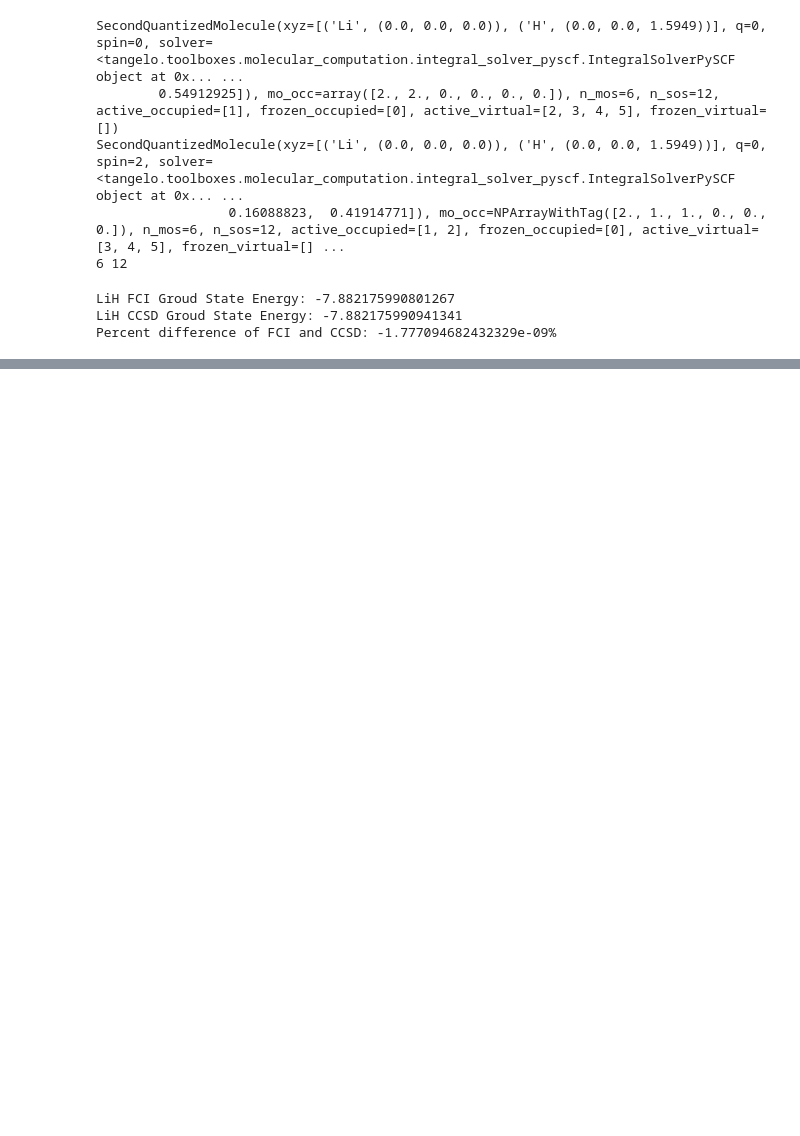
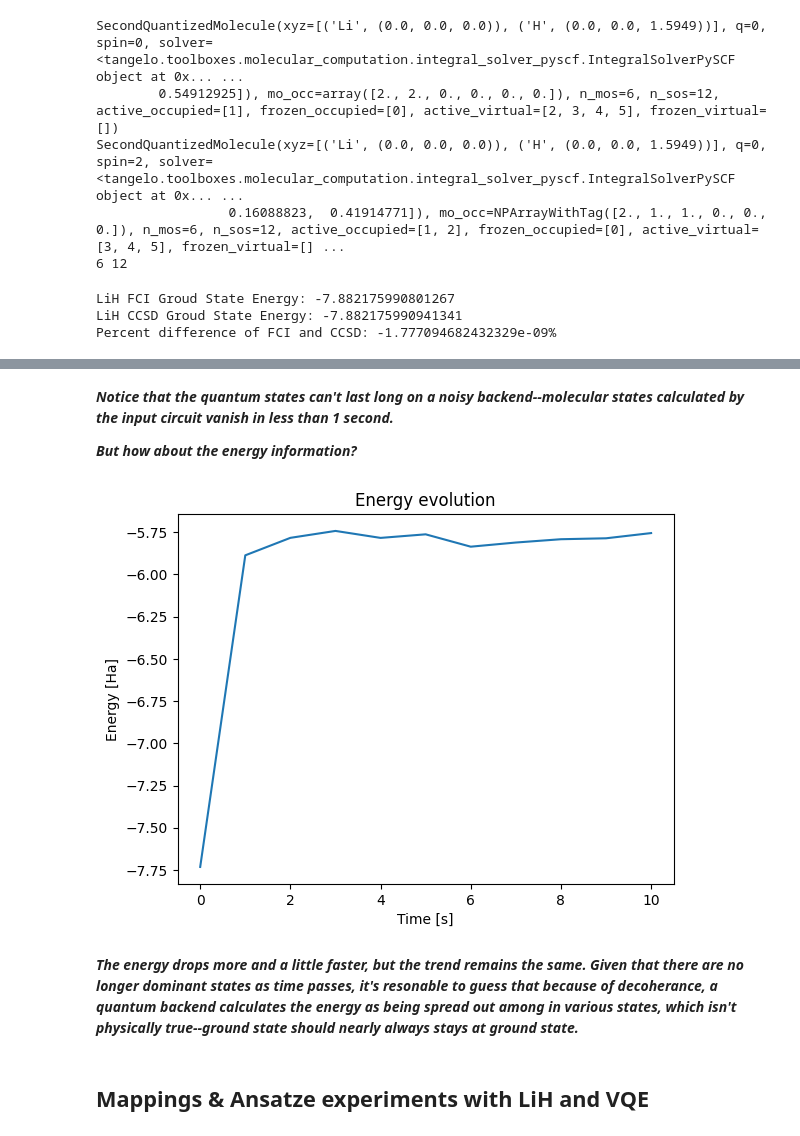
Before and after one commit to ld0rn76/0-Kelvin-Haq, a Jupyter notebook: LiH_test.ipynb, the cells around one changed output, grey strips where cells are left out. Cells and saved outputs as stored; diff of their text form; code cells hidden in the pictures; blank space fills up the shorter version.

```diff
--- a/LiH_test.ipynb
+++ b/LiH_test.ipynb
@@ -301,0 +238,11 @@ Probability of finding ground state after 1 second: 0.9809841637783695
+# %%
+from tangelo.linq import get_backend, ONE_QUBIT_GATES, TWO_QUBIT_GATES
+from tangelo.linq.noisy_simulation import NoiseModel
+
+# Create a depolarization noise model to be used in future cells. All gates are treated with a noise level commonly seen in reality.
+# In general, a one-qubit gate has lambda between 10^-4 to 10^-3, while a two-qubit gate has lambda between 10^-3 to 10^-2 (noisy hardware can go up to 10^-1).
+nm = NoiseModel()
+for g1 in ONE_QUBIT_GATES:
+    nm.add_quantum_error(g1, 'depol', 0.001)
+for g2 in TWO_QUBIT_GATES:
+    nm.add_quantum_error(g2, 'depol', 0.01)
@@ -302 +358,24 @@ Probability of finding ground state after 1 second: 0.9809841637783695
+# %% [markdown]
+***Notice that the quantum states can't last long on a noisy backend--molecular states calculated by the input circuit vanish in less than 1 second.***
+
+***But how about the energy information?***
+# %%
+# Let's see how the dominant state at t = 0 evolves.
+# plot_state_prob_evolve(most_probable_state, noisy_backend, time_step_for_ts = 0.05, time_until = 1.5)
+
+# See how the energy evolves
+energy_array = [evaluate_energy(noisy_backend.simulate(optimal_circuit+ts_model.build_circuit(i))[0]) for i in range(11)]
+
+plt.figure()
+plt.plot(range(11), energy_array)
+plt.xlabel("Time [s]")
+plt.ylabel("Energy [Ha]")
+plt.title("Energy evolution")
+plt.show()
+# %% [output]
+[figure, added]
+# %% [markdown]
+***The energy drops more and a little faster, but the trend remains the same. Given that there are no longer dominant states as time passes, it's resonable to guess that because of decoherance, a quantum backend calculates the energy as being spread out among in various states, which isn't physically true--ground state should nearly always stays at ground state.***
+# %% [markdown]
+## Mappings & Ansatze experiments with LiH and VQE
 # %%
```
Also changed, not shown: parts of 28 cells of this notebook, 1 other file.
